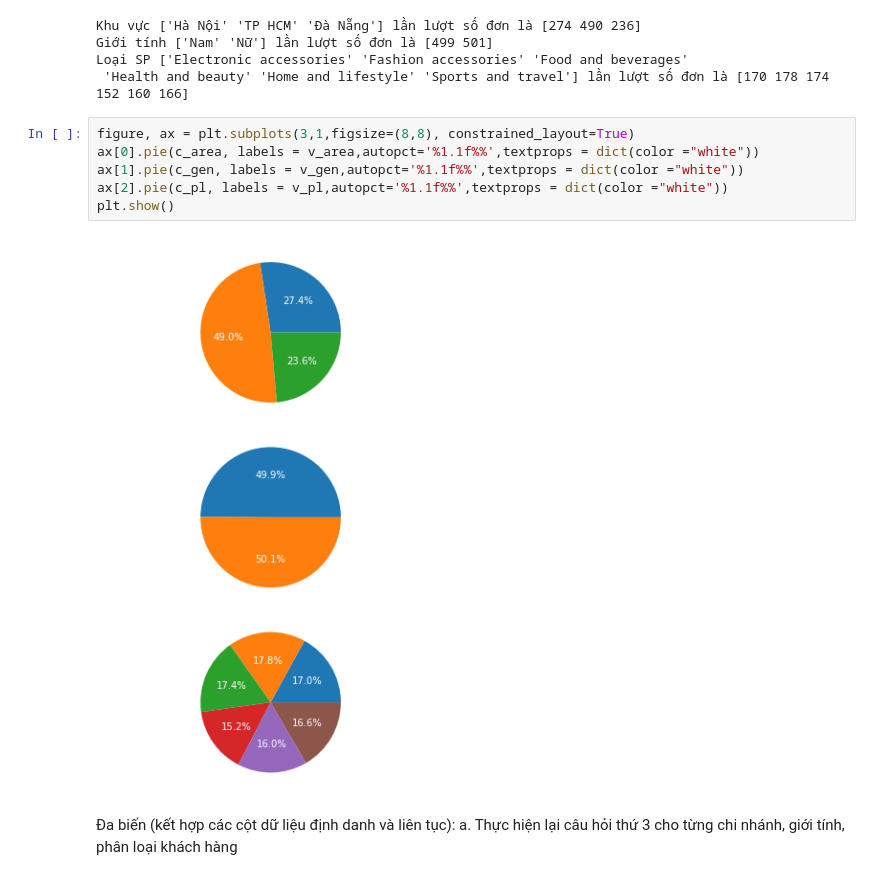
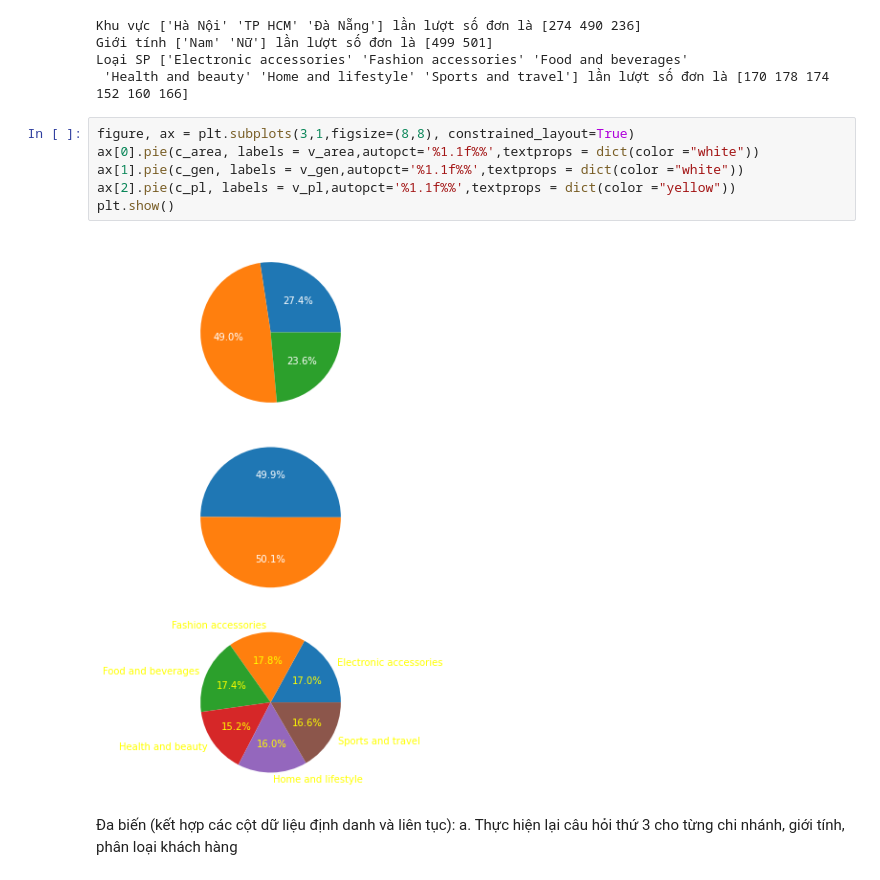
Before and after one commit to Hoanpc777/Python1, a Jupyter notebook: B9/[DS03]_[5.1]_[PhanCongHoan].ipynb, the cells around one changed output. Saved outputs shown, nothing was run; the diff lists cells and outputs as text.

```diff
--- a/B9/[DS03]_[5.1]_[PhanCongHoan].ipynb
+++ b/B9/[DS03]_[5.1]_[PhanCongHoan].ipynb
@@ -129,11 +129,11 @@ Loại SP ['Electronic accessories' 'Fashion accessories' 'Food and beverages'
 # %%
 figure, ax = plt.subplots(3,1,figsize=(8,8), constrained_layout=True)
 ax[0].pie(c_area, labels = v_area,autopct='%1.1f%%',textprops = dict(color ="white"))
 ax[1].pie(c_gen, labels = v_gen,autopct='%1.1f%%',textprops = dict(color ="white"))
-ax[2].pie(c_pl, labels = v_pl,autopct='%1.1f%%',textprops = dict(color ="white"))
+ax[2].pie(c_pl, labels = v_pl,autopct='%1.1f%%',textprops = dict(color ="yellow"))
 plt.show()
 # %% [output]
-[figure, old version]
+[figure, new version]
 # %% [markdown]
 Đa biến (kết hợp các cột dữ liệu định danh và liên tục):
 a. Thực hiện lại câu hỏi thứ 3 cho từng chi nhánh, giới tính, phân loại khách hàng
```
